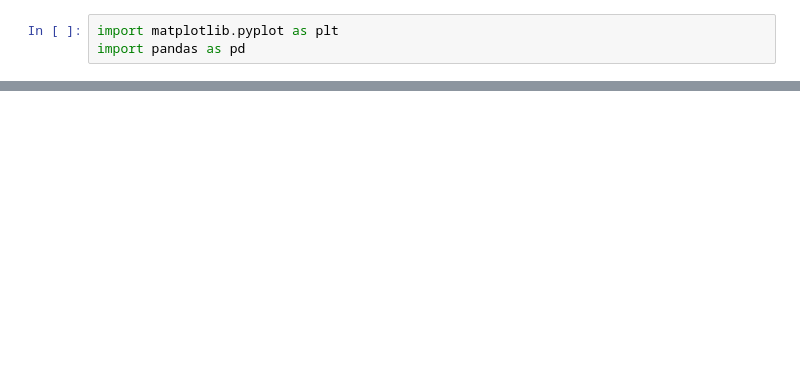
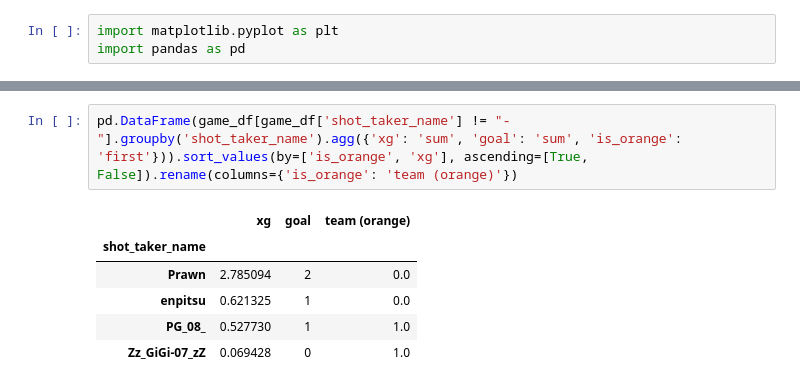
Before and after one commit to sertalpbilal/rocket_league_analytics, a Jupyter notebook: extra/xg_v2.ipynb, the cells around one changed output, grey strips where cells are left out. Cells and saved outputs as stored; diff of their text form; blank space fills up the shorter version.

```diff
--- a/extra/xg_v2.ipynb
+++ b/extra/xg_v2.ipynb
@@ -62,0 +61,9 @@ with plt.rc_context({
+# %%
+pd.DataFrame(game_df[game_df['shot_taker_name'] != "-"].groupby('shot_taker_name').agg({'xg': 'sum', 'goal': 'sum', 'is_orange': 'first'})).sort_values(by=['is_orange', 'xg'], ascending=[True, False]).rename(columns={'is_orange': 'team (orange)'})
+# %% [output]
+|  | xg | goal | team (orange) |
+| shot_taker_name |  |  |  |
+| Prawn | 2.785094 | 2 | 0.0 |
+| enpitsu | 0.621325 | 1 | 0.0 |
+| PG_08_ | 0.527730 | 1 | 1.0 |
+| Zz_GiGi-07_zZ | 0.069428 | 0 | 1.0 |
```
Also changed, not shown: parts of 4 cells of this notebook, 1 other file.
